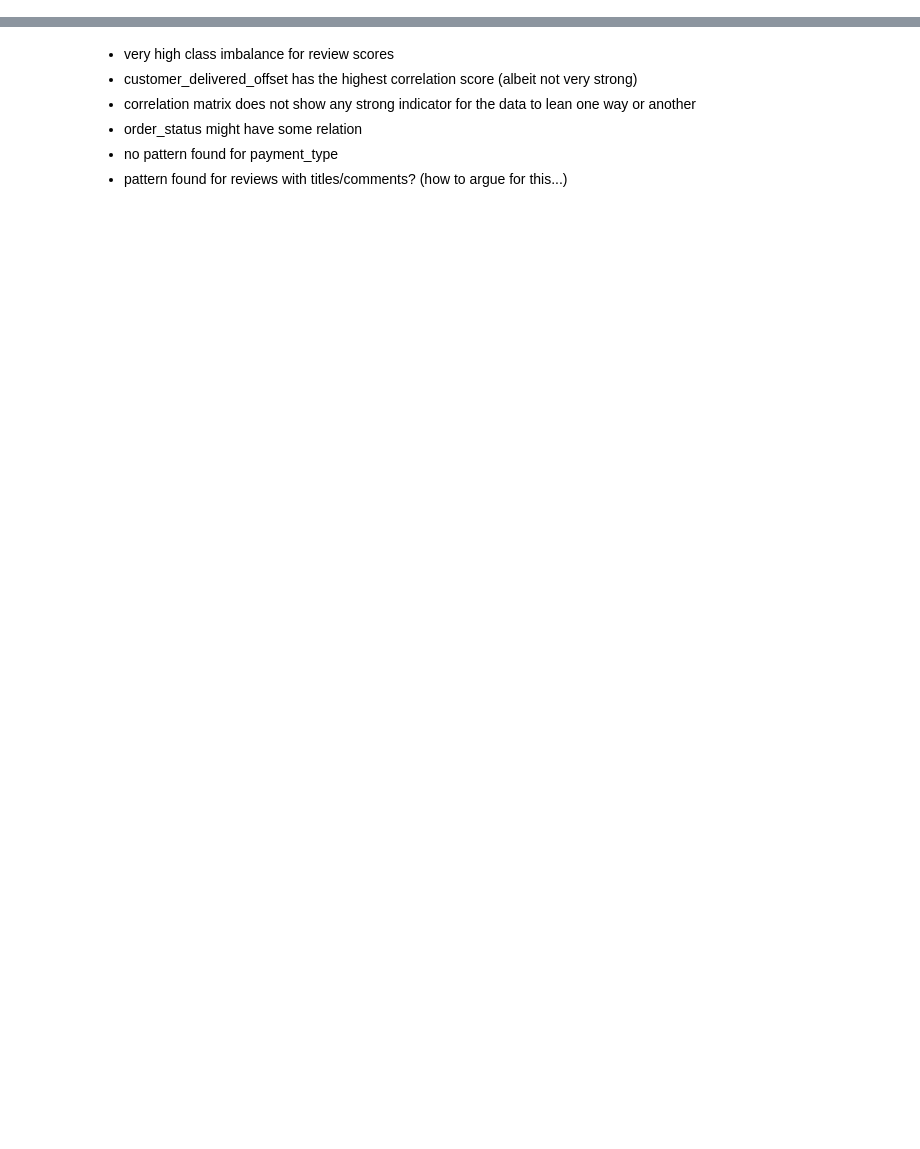
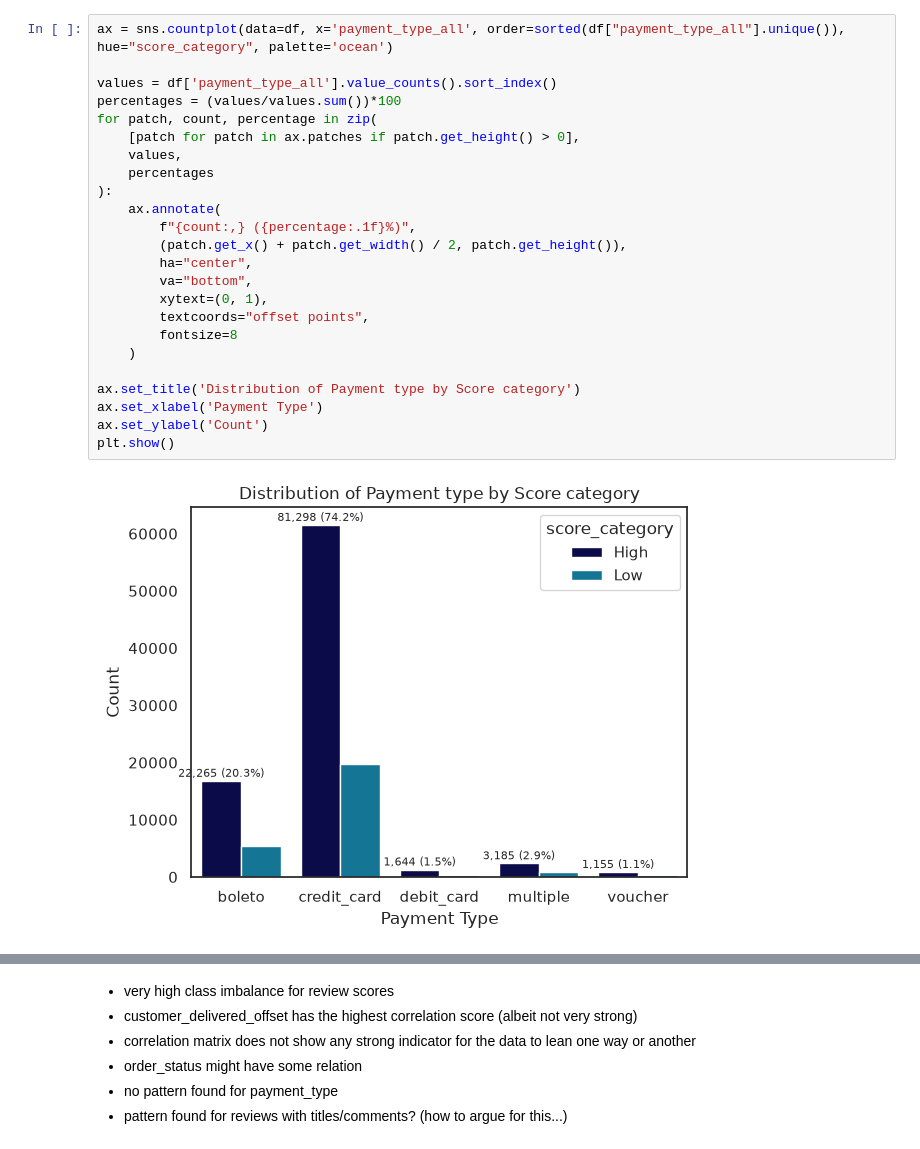
Before and after one commit to skinnyfrit/ay2627-tcx3901, a Jupyter notebook: EDA.ipynb, the cells around one changed output, grey strips where cells are left out. Cells and saved outputs as stored; diff of their text form; blank space fills up the shorter version.

```diff
--- a/EDA.ipynb
+++ b/EDA.ipynb
@@ -1186,0 +395,26 @@ memory usage: 34.3 MB
+# %%
+ax = sns.countplot(data=df, x='payment_type_all', order=sorted(df["payment_type_all"].unique()), hue="score_category", palette='ocean')
+
+values = df['payment_type_all'].value_counts().sort_index()
+percentages = (values/values.sum())*100
+for patch, count, percentage in zip(
+    [patch for patch in ax.patches if patch.get_height() > 0],
+    values,
+    percentages
+):
+    ax.annotate(
+        f"{count:,} ({percentage:.1f}%)",
+        (patch.get_x() + patch.get_width() / 2, patch.get_height()),
+        ha="center",
+        va="bottom",
+        xytext=(0, 1),
+        textcoords="offset points",
+        fontsize=8
+    )
+
+ax.set_title('Distribution of Payment type by Score category')
+ax.set_xlabel('Payment Type')
+ax.set_ylabel('Count')
+plt.show()
+# %% [output]
+[figure, added]
```
Also changed, not shown: parts of 107 cells of this notebook, 2 other files.
